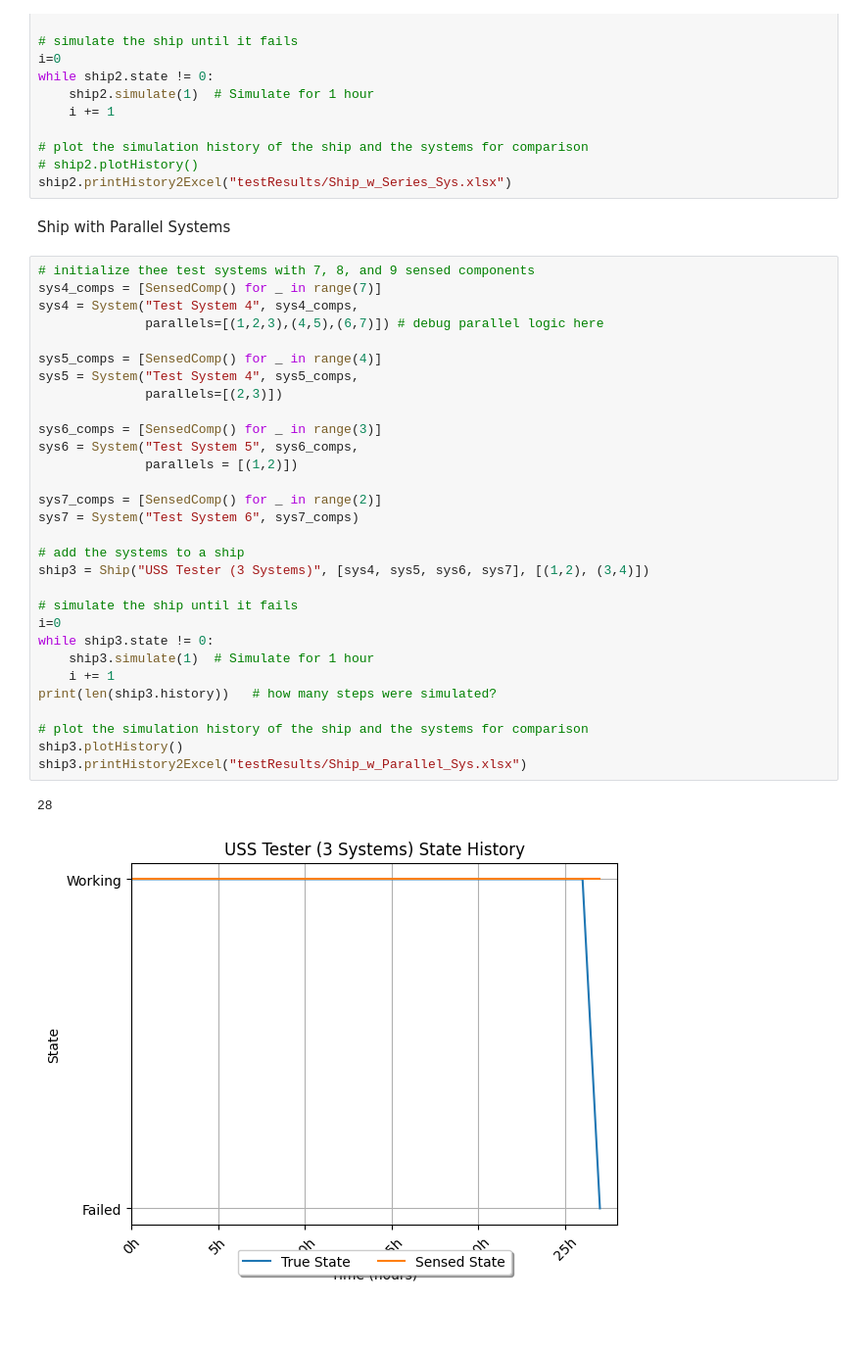
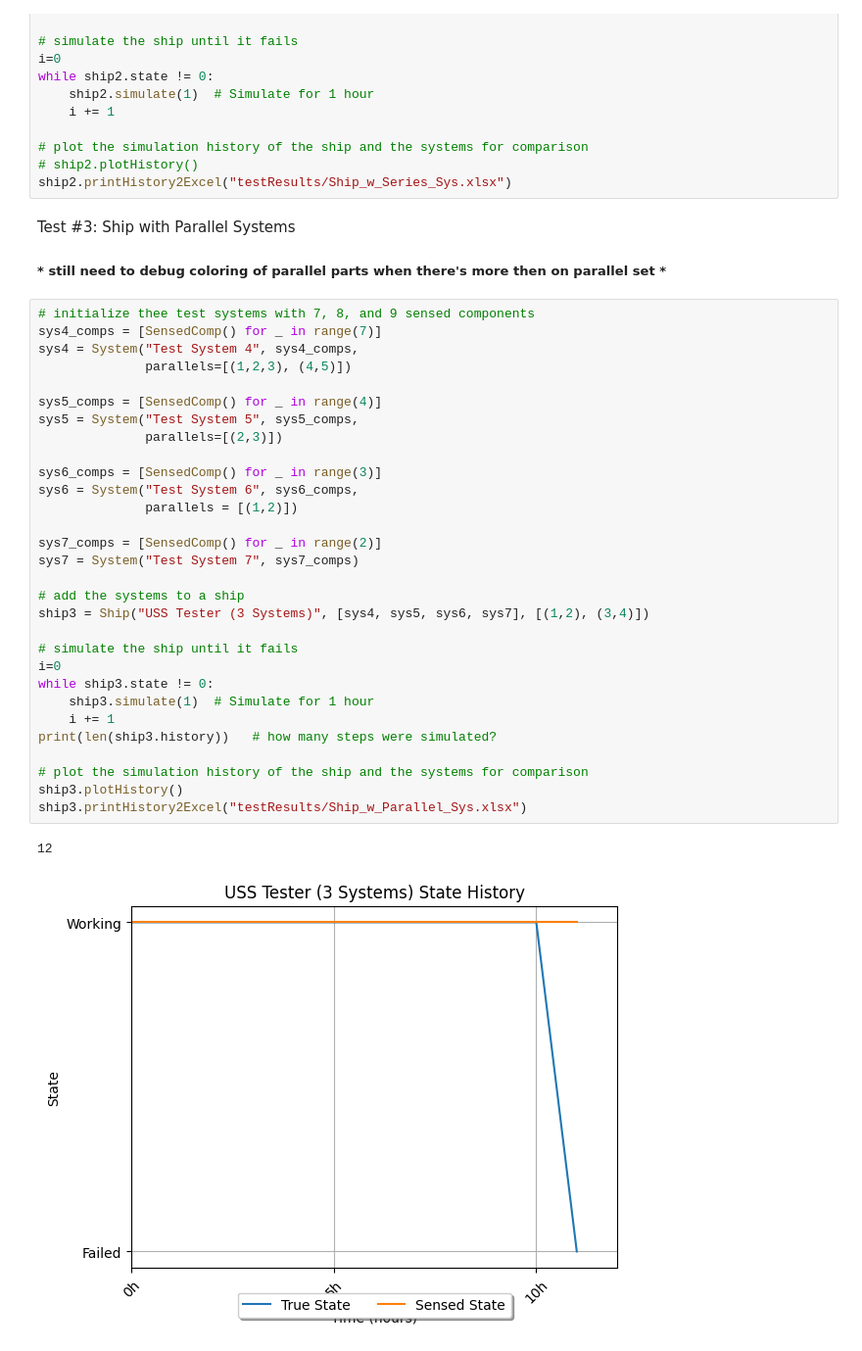
Before and after one commit to andreyaW/KISS, a Jupyter notebook: shipClassTests/ship_test.ipynb, the cells around one changed output. Shown at 98% size. Cells and saved outputs as stored; diff of their text form; blank space fills up the shorter version.

```diff
--- a/shipClassTests/ship_test.ipynb
+++ b/shipClassTests/ship_test.ipynb
@@ -57,37 +57,39 @@ while ship2.state != 0:
 # ship2.plotHistory()
 ship2.printHistory2Excel("testResults/Ship_w_Series_Sys.xlsx")
 # %% [markdown]
-Ship with Parallel Systems
+Test #3: Ship with Parallel Systems
+
+##### * still need to debug coloring of parallel parts when there's more then on parallel set *
 # %%
 # initialize thee test systems with 7, 8, and 9 sensed components
 sys4_comps = [SensedComp() for _ in range(7)]
 sys4 = System("Test System 4", sys4_comps,
-              parallels=[(1,2,3),(4,5),(6,7)]) # debug parallel logic here
+              parallels=[(1,2,3), (4,5)])
 
 sys5_comps = [SensedComp() for _ in range(4)]
-sys5 = System("Test System 4", sys5_comps,
+sys5 = System("Test System 5", sys5_comps,
               parallels=[(2,3)])
 
 sys6_comps = [SensedComp() for _ in range(3)]
-sys6 = System("Test System 5", sys6_comps,
+sys6 = System("Test System 6", sys6_comps,
               parallels = [(1,2)])
 
 sys7_comps = [SensedComp() for _ in range(2)]
-sys7 = System("Test System 6", sys7_comps)
+sys7 = System("Test System 7", sys7_comps)
 
 # add the systems to a ship
 ship3 = Ship("USS Tester (3 Systems)", [sys4, sys5, sys6, sys7], [(1,2), (3,4)])
 
 # simulate the ship until it fails
 i=0
 while ship3.state != 0:
     ship3.simulate(1)  # Simulate for 1 hour
     i += 1
 print(len(ship3.history))   # how many steps were simulated?
 
 # plot the simulation history of the ship and the systems for comparison
 ship3.plotHistory()
 ship3.printHistory2Excel("testResults/Ship_w_Parallel_Sys.xlsx")
 # %% [output]
-28
+12
-[figure, old version]
+[figure, new version]
```
Also changed, not shown: parts of 1 cell of this notebook, 19 other files.
